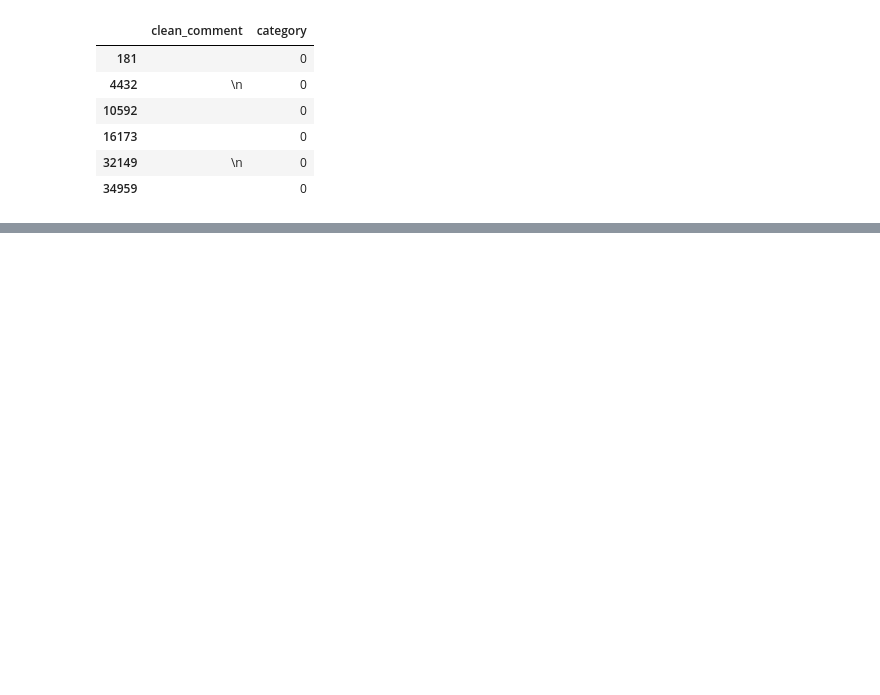
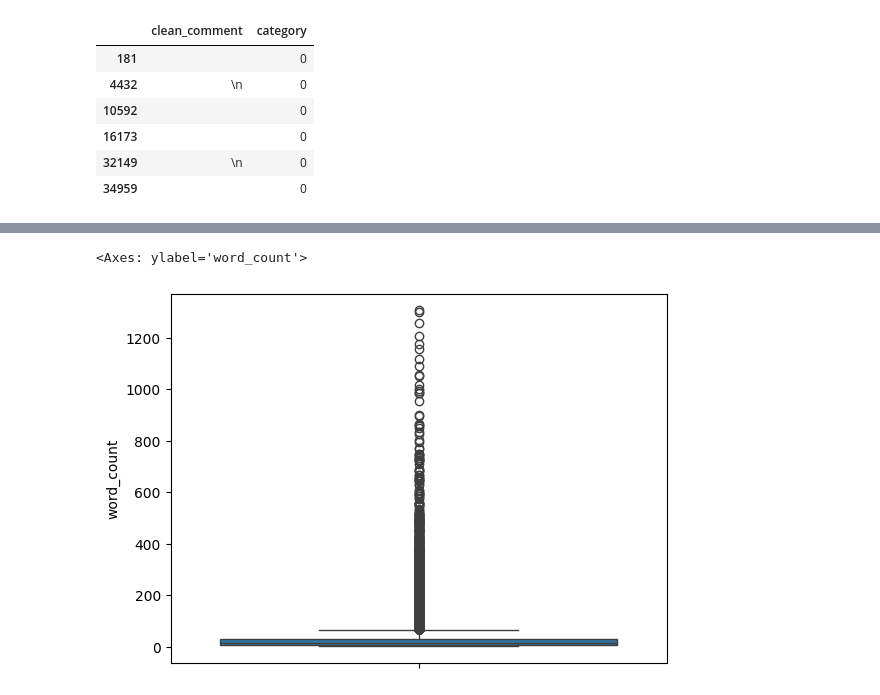
Before and after one commit to Gavesh99324/Sentiment-Analysis, a Jupyter notebook: notebooks/1_Preprocessing_&_EDA.ipynb, the cells around one changed output, grey strips where cells are left out. Cells and saved outputs as stored; diff of their text form; code cells hidden in the pictures; blank space fills up the shorter version.

```diff
--- a/notebooks/1_Preprocessing_&_EDA.ipynb
+++ b/notebooks/1_Preprocessing_&_EDA.ipynb
@@ -102,0 +221,5 @@ df = df[~(df['clean_comment'].str.strip() == '')]
+# %%
+sns.boxplot(df['word_count'])
+# %% [output]
+<Axes: ylabel='word_count'>
+[figure, added]
```
Also changed, not shown: parts of 20 cells of this notebook.
